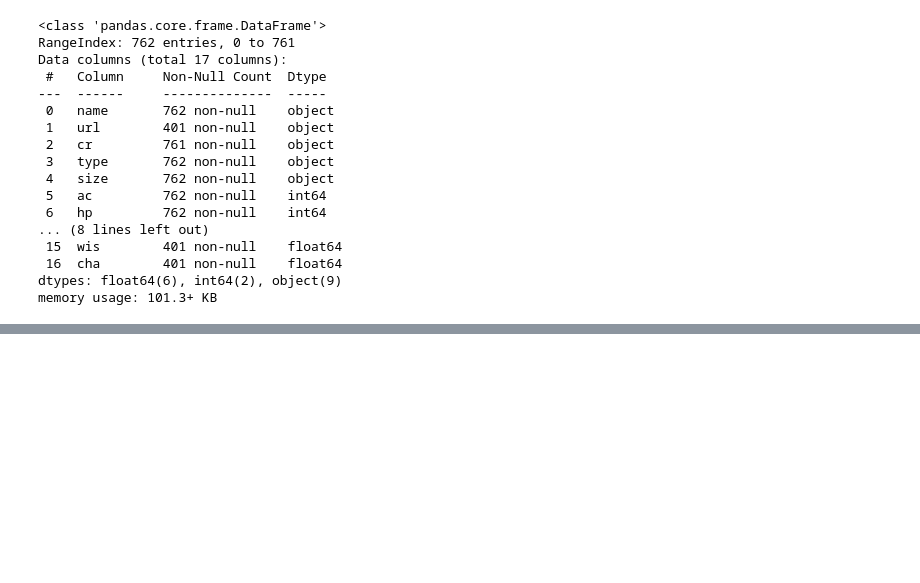
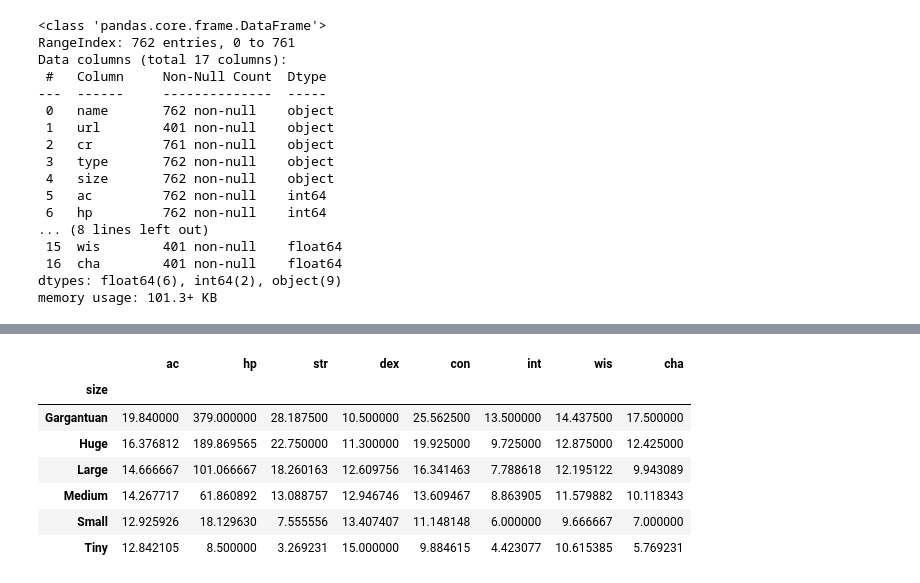
Before and after one commit to seancary62/DND_Tools, a Jupyter notebook: dnd-5e-monster-exploration.ipynb, the cells around one changed output, grey strips where cells are left out. Cells and saved outputs as stored; diff of their text form; code cells hidden in the pictures; blank space fills up the shorter version.

```diff
--- a/dnd-5e-monster-exploration.ipynb
+++ b/dnd-5e-monster-exploration.ipynb
@@ -78,3 +81,15 @@ monsters_df[monsters_df['legendary'] == 'Legendary']
 | 675 | vampire | https://www.aidedd.org/dnd/monstr... | 13 | undead (shapechanger) | Medium | 16 | 144 | NaN | lawful evil | Legendary | Monster Manual (SRD) | ... |
 | 695 | warlord | NaN | 12 | humanoid (any race) | Medium | 18 | 229 | NaN | any alignment | Legendary | Volo's Guide to Monsters | ... |
 | 759 | zariel | https://www.aidedd.org/dnd/monstr... | 26 | fiend (devil) | Large | 21 | 580 | fly | lawful evil | Legendary | Mordenkainen's Tome of Foes | ... |
+# %%
+# Get average stats by size
+monsters_df.groupby(monsters_df['size'])[['ac','hp','str','dex','con','int','wis','cha']].mean()
+# %% [output]
+|  | ac | hp | str | dex | con | int | wis | cha |
+| size |  |  |  |  |  |  |  |  |
+| Gargantuan | 19.840000 | 379.000000 | 28.187500 | 10.500000 | 25.562500 | 13.500000 | 14.437500 | 17.500000 |
+| Huge | 16.376812 | 189.869565 | 22.750000 | 11.300000 | 19.925000 | 9.725000 | 12.875000 | 12.425000 |
+| Large | 14.666667 | 101.066667 | 18.260163 | 12.609756 | 16.341463 | 7.788618 | 12.195122 | 9.943089 |
+| Medium | 14.267717 | 61.860892 | 13.088757 | 12.946746 | 13.609467 | 8.863905 | 11.579882 | 10.118343 |
+| Small | 12.925926 | 18.129630 | 7.555556 | 13.407407 | 11.148148 | 6.000000 | 9.666667 | 7.000000 |
+| Tiny | 12.842105 | 8.500000 | 3.269231 | 15.000000 | 9.884615 | 4.423077 | 10.615385 | 5.769231 |
```
Also changed, not shown: parts of 3 cells of this notebook.
